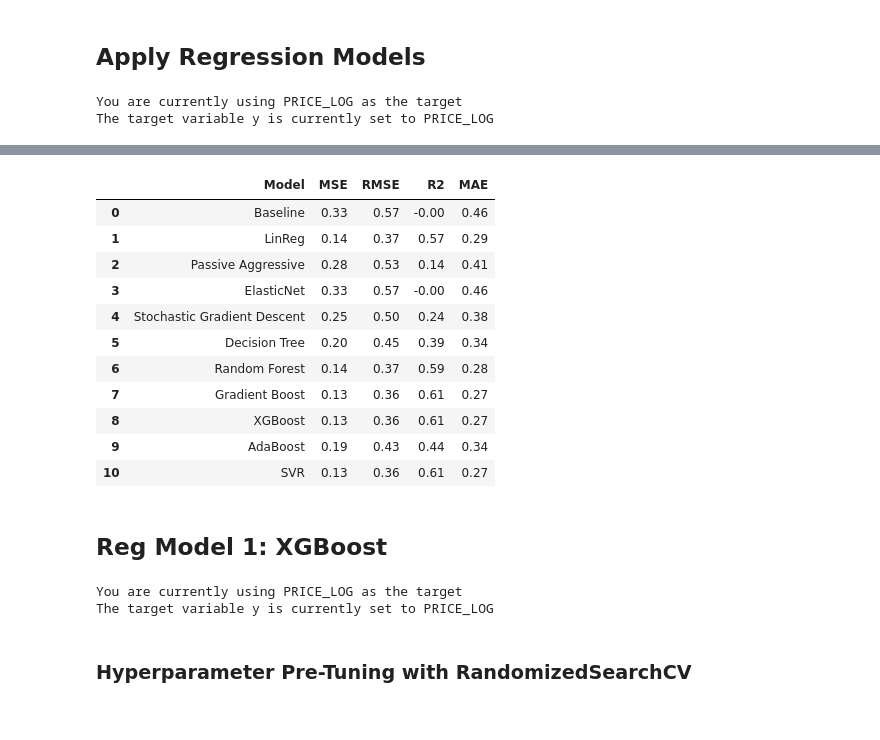
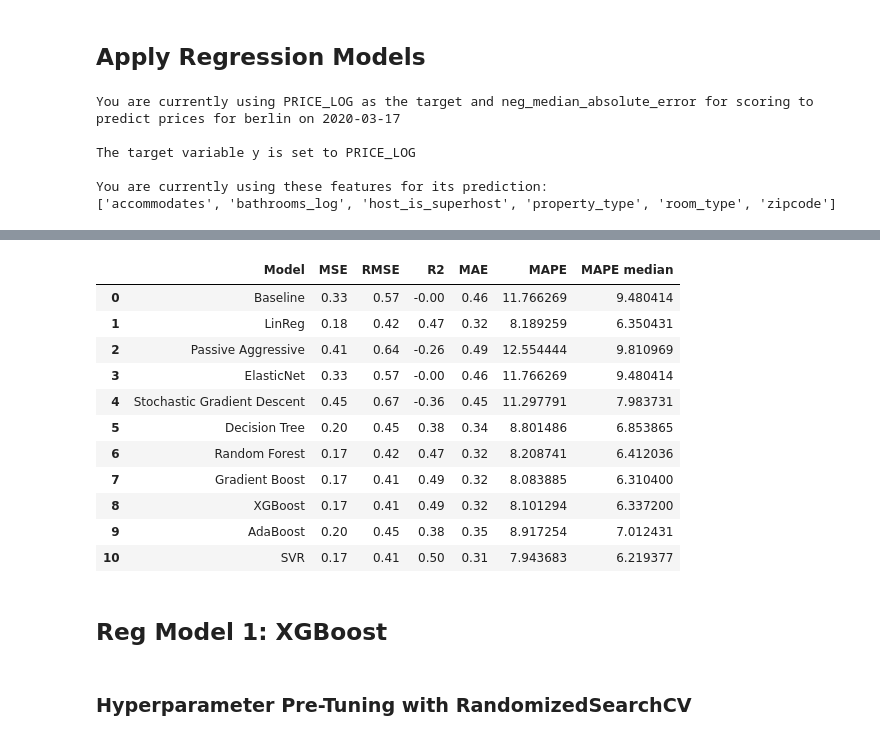
Before and after one commit to Rurbinasal/AIRBNB-Berlin-Listing-Price-Indicator, a Jupyter notebook: 5_Predictive_Modeling.ipynb, the cells around one changed output, grey strips where cells are left out. Cells and saved outputs as stored; diff of their text form; code cells hidden in the pictures.

```diff
--- a/5_Predictive_Modeling.ipynb
+++ b/5_Predictive_Modeling.ipynb
@@ -90,10 +90,10 @@ key_features = [
 # Dashboard (Global Variables)
 dataset_loc = "berlin"              # "berlin", "paris", "amsterdam"
 dataset_date = "2020-03-17"         # "2019-12-11", "2020-01-10", "2020-02-18", "2020-03-17", "2020-05-14"
-target = 'price_class'             # for regression: 'occupancy_rate', 'price_log' | for classification: 'price_class', 'occupancy_class'
+target = 'price_log'             # for regression: 'occupancy_rate', 'price_log' | for classification: 'price_class', 'occupancy_class'
 binary_split = 50                   # price at which "price_binary" will be split
-pred_features = all_features        # select from cell "feature selection" above: [all_features, key_features]
-scoring = 'f1_weighted'  # for regression: 'neg_mean_squared_error', 'r2', 'neg_mean_poisson_deviance', 'neg_median_absolute_error' | for classification: "f1(_micro, _macro, _weighted for multiclass)", "recall", "precision", "accuracy", "roc_auc"
+pred_features = key_features        # select from cell "feature selection" above: [all_features, key_features]
+scoring = 'neg_median_absolute_error'  # for regression: 'neg_mean_squared_error', 'r2', 'neg_mean_poisson_deviance', 'neg_median_absolute_error' | for classification: "f1(_micro, _macro, _weighted for multiclass)", "recall", "precision", "accuracy", "roc_auc"
 test_size = 0.2
 random_state = 42
 pd.set_option('display.max_rows', 200)
@@ -1112,10 +1150,10 @@ param_grid_xgb_clf = {
 # Create and fit GridSearchCV, save "best_model"
 grid_xgb_clf = GridSearchCV(pipeline_xgb_clf,
                             param_grid_xgb_clf,
-                            cv=5,
+                            cv=3,
                             scoring=scoring,
                             return_train_score=True,
                             verbose=4,
                             n_jobs=-1)
 
-grid_xgb_clf.fit(X_train, y_train)
+best_model_grid_xgb_clf = grid_xgb_clf.fit(X_train, y_train)
@@ -1156,8 +1257,12 @@ print("Confusion Matrix: \n" + str(confusion_matrix(y_train, y_pred_xgb_clf)))
 # Print current setting for TARGET
 print_target_setting()
 # %% [output]
-You are currently using PRICE_LOG as the target
-The target variable y is currently set to PRICE_LOG
+You are currently using PRICE_LOG as the target and neg_median_absolute_error for scoring to predict prices for berlin on 2020-03-17
+
+The target variable y is set to PRICE_LOG
+
+You are currently using these features for its prediction:
+['accommodates', 'bathrooms_log', 'host_is_superhost', 'property_type', 'room_type', 'zipcode']
 # %%
 # Select models for comparison
 models = {
@@ -1214,11 +1319,11 @@ for m in models.items():
             "{:.2f}".format(
                 mean_squared_error(y_train, y_train_pred, squared=False)),
             'R2':
-            "{:.2f}".format(r2_score(y_train, y_train_pred))
+            "{:.2f}".format(r2_score(y_train, y_train_pred)),
             'MAE':
             "{:.2f}".format(mean_absolute_error(y_train, y_train_pred)),
-            'MAPE': mean_absolute_percentage_error(y_train, y_train_pred)
-            'MAPE (median)': median_absolute_percentage_error(y_train, y_train_pred)
+            'MAPE': mean_absolute_percentage_error(y_train, y_train_pred),
+            'MAPE median': median_absolute_percentage_error(y_train, y_train_pred)
         },
         index=[i])
     i += 1
@@ -1245,28 +1350,17 @@ results
-|  | Model | MSE | RMSE | R2 | MAE |
-| 0 | Baseline | 0.33 | 0.57 | -0.00 | 0.46 |
-| 1 | LinReg | 0.14 | 0.37 | 0.57 | 0.29 |
-| 2 | Passive Aggressive | 0.28 | 0.53 | 0.14 | 0.41 |
-| 3 | ElasticNet | 0.33 | 0.57 | -0.00 | 0.46 |
-| 4 | Stochastic Gradient Descent | 0.25 | 0.50 | 0.24 | 0.38 |
-| 5 | Decision Tree | 0.20 | 0.45 | 0.39 | 0.34 |
-| 6 | Random Forest | 0.14 | 0.37 | 0.59 | 0.28 |
-| 7 | Gradient Boost | 0.13 | 0.36 | 0.61 | 0.27 |
-| 8 | XGBoost | 0.13 | 0.36 | 0.61 | 0.27 |
-| 9 | AdaBoost | 0.19 | 0.43 | 0.44 | 0.34 |
-| 10 | SVR | 0.13 | 0.36 | 0.61 | 0.27 |
+|  | Model | MSE | RMSE | R2 | MAE | MAPE | MAPE median |
+| 0 | Baseline | 0.33 | 0.57 | -0.00 | 0.46 | 11.766269 | 9.480414 |
+| 1 | LinReg | 0.18 | 0.42 | 0.47 | 0.32 | 8.189259 | 6.350431 |
+| 2 | Passive Aggressive | 0.41 | 0.64 | -0.26 | 0.49 | 12.554444 | 9.810969 |
+| 3 | ElasticNet | 0.33 | 0.57 | -0.00 | 0.46 | 11.766269 | 9.480414 |
+| 4 | Stochastic Gradient Descent | 0.45 | 0.67 | -0.36 | 0.45 | 11.297791 | 7.983731 |
+| 5 | Decision Tree | 0.20 | 0.45 | 0.38 | 0.34 | 8.801486 | 6.853865 |
+| 6 | Random Forest | 0.17 | 0.42 | 0.47 | 0.32 | 8.208741 | 6.412036 |
+| 7 | Gradient Boost | 0.17 | 0.41 | 0.49 | 0.32 | 8.083885 | 6.310400 |
+| 8 | XGBoost | 0.17 | 0.41 | 0.49 | 0.32 | 8.101294 | 6.337200 |
+| 9 | AdaBoost | 0.20 | 0.45 | 0.38 | 0.35 | 8.917254 | 7.012431 |
+| 10 | SVR | 0.17 | 0.41 | 0.50 | 0.31 | 7.943683 | 6.219377 |
 # %% [markdown]
 ## Reg Model 1: XGBoost
-# %%
-# Print current setting for TARGET
-target_upper = target.upper()
-y_upper = y_train.name.upper()
-print("You are currently using " + f"\033[1m{target_upper}\033[0m" +
-      " as the target")
-print("The target variable y is currently set to " +
-      f"\033[1m{y_upper}\033[0m")
-# %% [output]
-You are currently using PRICE_LOG as the target
-The target variable y is currently set to PRICE_LOG
 # %%
 # Create pipeline to use in RandomizedSearchCV and GridSearchCV
 pipeline_xgb_reg = Pipeline([('preprocessor', preprocessor),
```
Also changed, not shown: parts of 29 cells of this notebook.
